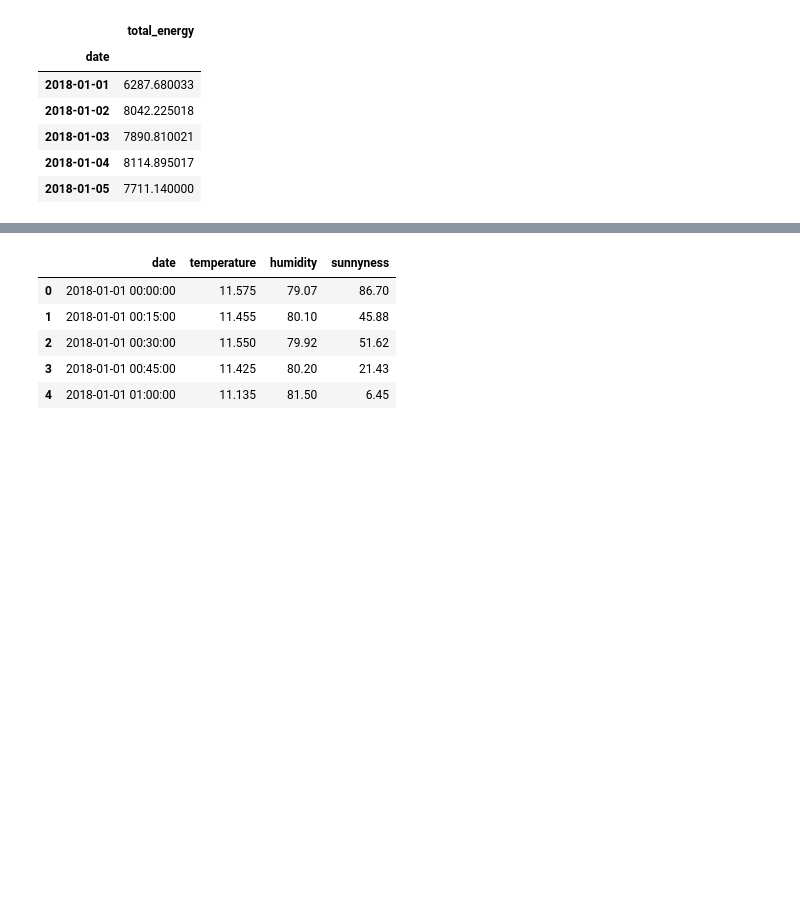
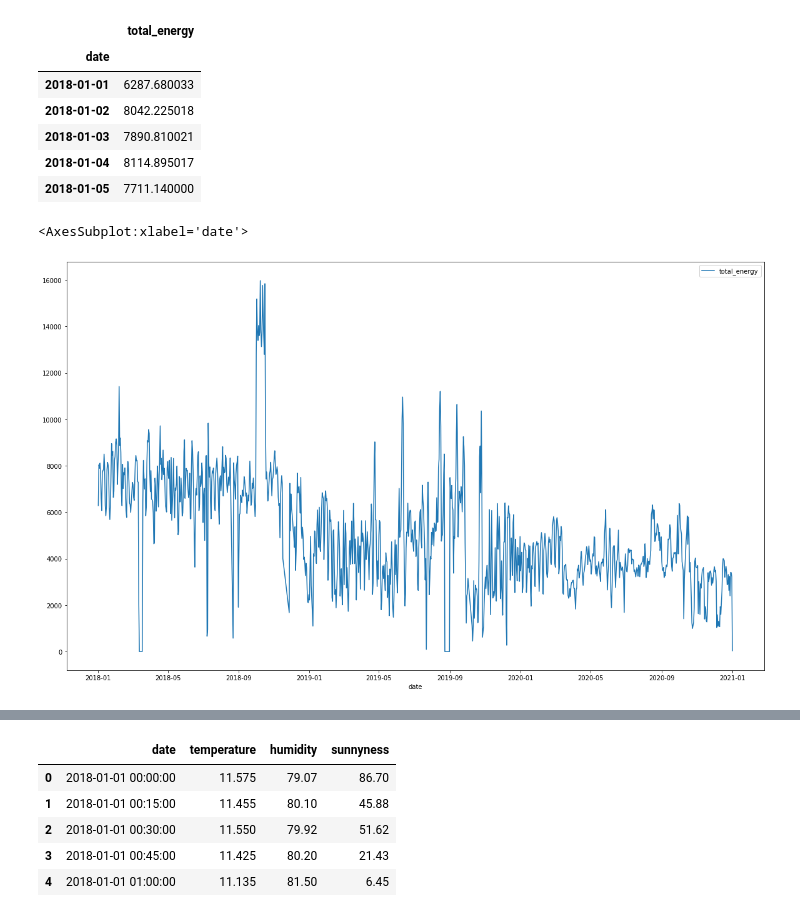
Before and after one commit to kmcguigan1/WATAI2023_energy_demand_modelling, a Jupyter notebook: build_data.ipynb, the cells around one changed output, grey strips where cells are left out. Saved outputs shown, nothing was run; the diff lists cells and outputs as text; code cells hidden in the pictures; blank space fills up the shorter version.

```diff
--- a/build_data.ipynb
+++ b/build_data.ipynb
@@ -19,0 +22,7 @@ energy.head()
+# %%
+import matplotlib.pyplot as plt
+
+energy.plot(figsize=(20,12))
+# %% [output]
+<AxesSubplot:xlabel='date'>
+[figure, added]
```
Also changed, not shown: parts of 2 cells of this notebook, 2 other files.
